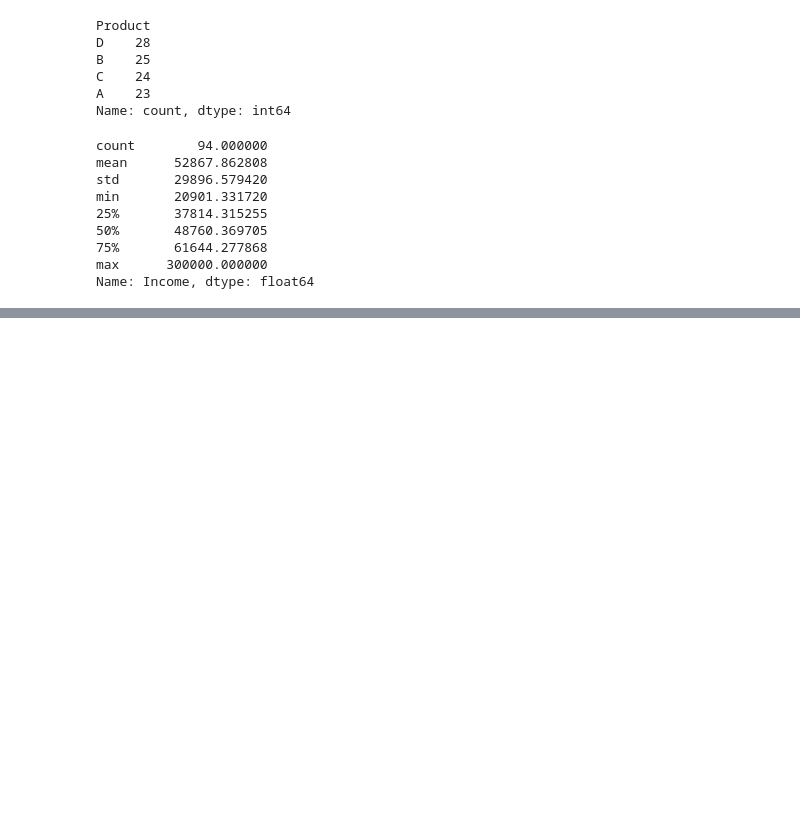
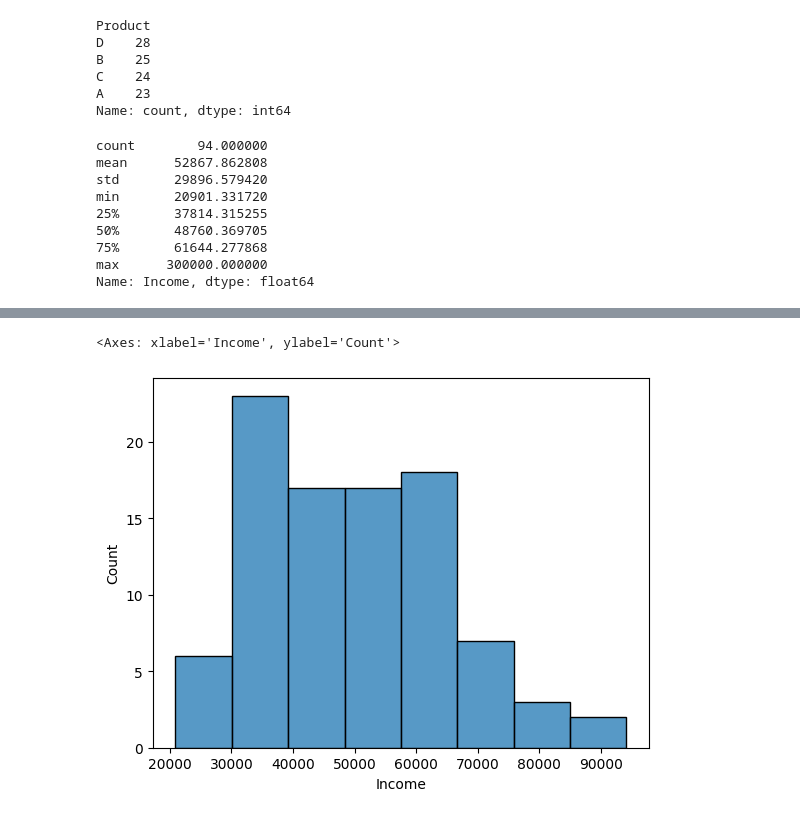
Before and after one commit to yaosheng27/schulich_data_science, a Jupyter notebook: 6110class_2.ipynb, the cells around one changed output, grey strips where cells are left out. Drawn from its saved outputs; the diff is of its cells as text; code cells hidden in the pictures; blank space fills up the shorter version.

```diff
--- a/6110class_2.ipynb
+++ b/6110class_2.ipynb
@@ -80,0 +97,5 @@ df.groupby('Gender')['Income'].describe()
+# %%
+sns.histplot(df_noout.reset_index()['Income'])
+# %% [output]
+<Axes: xlabel='Income', ylabel='Count'>
+[figure, added]
```
Also changed, not shown: parts of 14 cells of this notebook, 1 other file.
